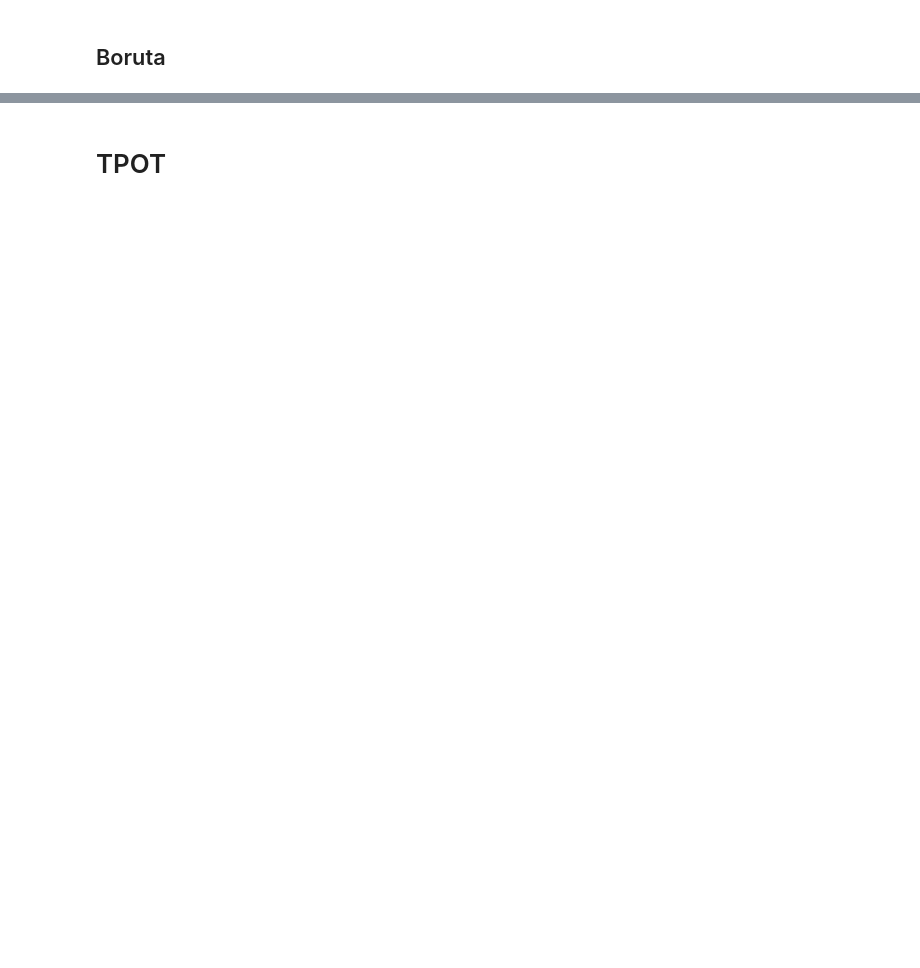
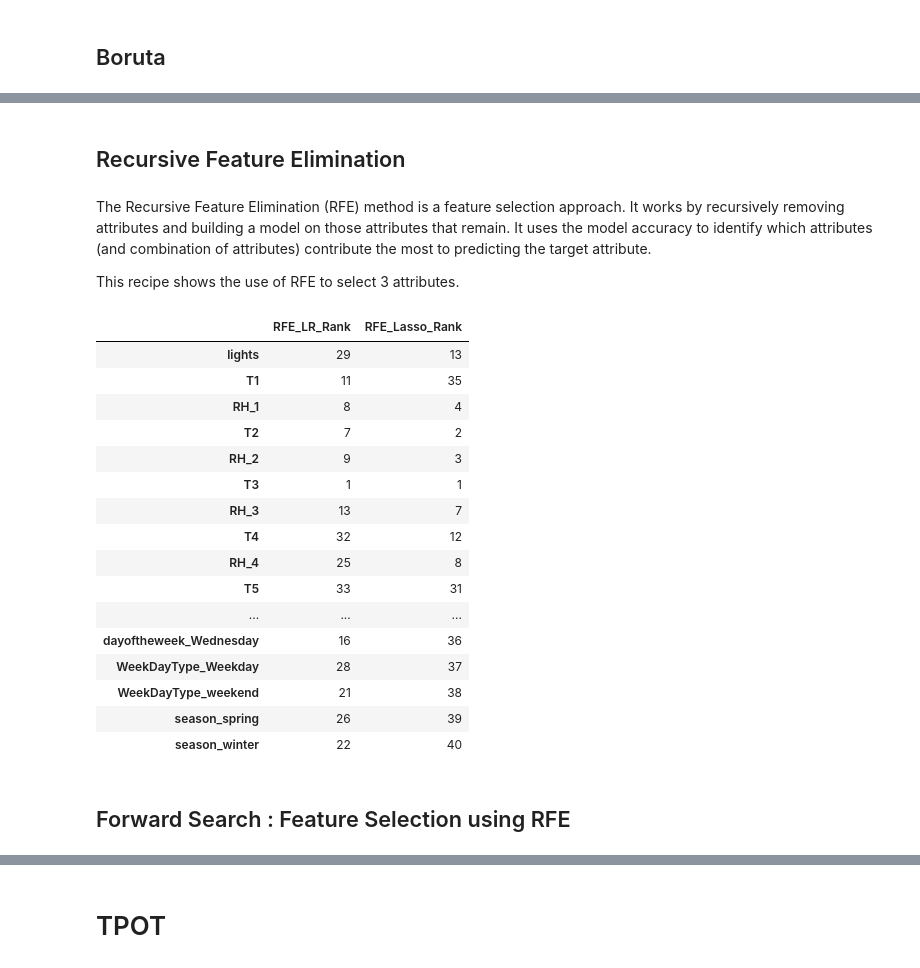
Before and after one commit to aahana-khajanchi/AdavancedDataScience-1, a Jupyter notebook: Assignment2/Part 5 - Feature Selection/Feature Selection.ipynb, the cells around one changed output, grey strips where cells are left out. Cells and saved outputs as stored; diff of their text form; code cells hidden in the pictures; blank space fills up the shorter version.

```diff
--- a/Assignment2/Part 5 - Feature Selection/Feature Selection.ipynb
+++ b/Assignment2/Part 5 - Feature Selection/Feature Selection.ipynb
@@ -361,0 +426,6 @@ extracted_features = extract_features(timeseries, column_id="T1", column_sort="d
+# %% [markdown]
+## Recursive Feature Elimination
+# %% [markdown]
+The Recursive Feature Elimination (RFE) method is a feature selection approach. It works by recursively removing attributes and building a model on those attributes that remain. It uses the model accuracy to identify which attributes (and combination of attributes) contribute the most to predicting the target attribute.
+
+This recipe shows the use of RFE to select 3 attributes.
@@ -361,0 +450,34 @@ extracted_features = extract_features(timeseries, column_id="T1", column_sort="d
+# %%
+
+# Create the RFE model and select 3 attributes
+rfe_lr = RFE(model_lr, n_features_to_select = 3)
+rfe_lr = rfe_lr.fit(X_train, y_train)
+# %%
+rfe_lasso = RFE(model_lasso, n_features_to_select = 3)
+rfe_lasso = rfe_lasso.fit(X_train, y_train)
+# %%
+# Summarize the selection of the attributes
+feature_df['RFE_LR_Rank'] = rfe_lr.ranking_
+feature_df['RFE_Lasso_Rank'] = rfe_lasso.ranking_
+
+feature_df
+# %% [output]
+|  | RFE_LR_Rank | RFE_Lasso_Rank |
+| lights | 29 | 13 |
+| T1 | 11 | 35 |
+| RH_1 | 8 | 4 |
+| T2 | 7 | 2 |
+| RH_2 | 9 | 3 |
+| T3 | 1 | 1 |
+| RH_3 | 13 | 7 |
+| T4 | 32 | 12 |
+| RH_4 | 25 | 8 |
+| T5 | 33 | 31 |
+| ... | ... | ... |
+| dayoftheweek_Wednesday | 16 | 36 |
+| WeekDayType_Weekday | 28 | 37 |
+| WeekDayType_weekend | 21 | 38 |
+| season_spring | 26 | 39 |
+| season_winter | 22 | 40 |
+# %% [markdown]
+## Forward Search : Feature Selection using RFE
```
Also changed, not shown: parts of 29 cells of this notebook, 4 other files.
